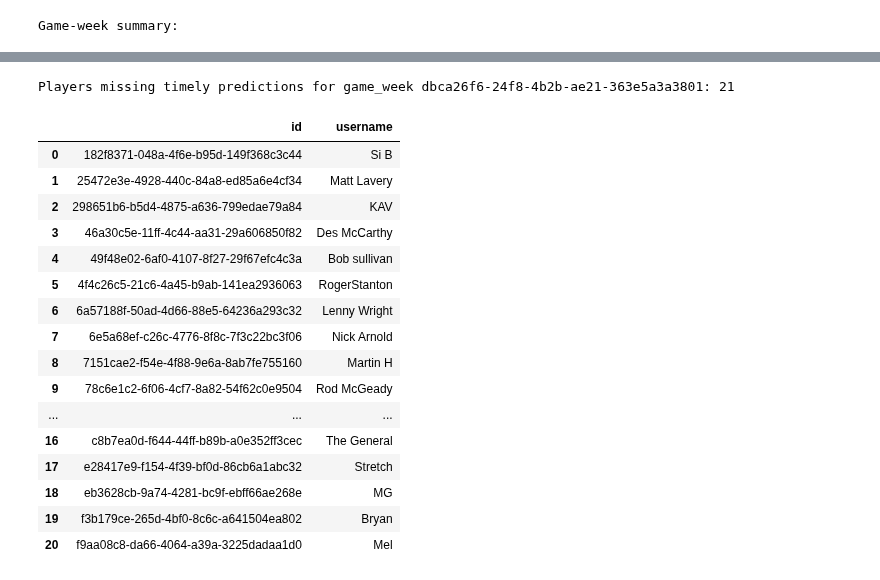
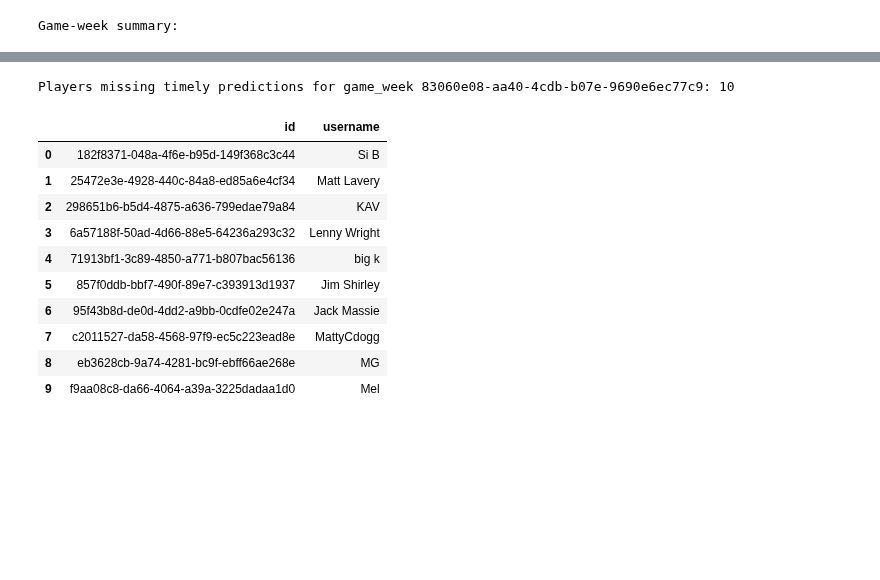
Before and after one commit to Gavin-Persad/predictions_data, a Jupyter notebook: Notebooks/not_yet_entered.ipynb, the cells around one changed output, grey strips where cells are left out. Cells and saved outputs as stored; diff of their text form; code cells hidden in the pictures; blank space fills up the shorter version.

```diff
--- a/Notebooks/not_yet_entered.ipynb
+++ b/Notebooks/not_yet_entered.ipynb
@@ -4,9 +4,9 @@ from pathlib import Path
 
 paths = {
     'profiles': Path('../CSV/19.01.2026/profiles.csv'),
-    'predictions': Path('../CSV/06.04.2026/predictions_rows.csv'),
-    'fixtures': Path('../CSV/06.04.2026/fixtures_rows.csv'),
-    'game_weeks': Path('../CSV/06.04.2026/game_weeks_rows.csv'),
+    'predictions': Path('../CSV/16.04.2026/predictions_rows.csv'),
+    'fixtures': Path('../CSV/16.04.2026/fixtures_rows.csv'),
+    'game_weeks': Path('../CSV/16.04.2026/game_weeks_rows.csv'),
     'season_players': Path('../CSV/25.03.2026/season_players_rows.csv'),
 }
 
@@ -109,7 +109,7 @@ merged_diag columns: ['id', 'user_id', 'fixture_id', 'home_prediction', 'away_pr
 # %%
 # Tidy game-week summary + missing-players table
 # Set a target game_week id (or leave placeholder to auto-select the first available id)
-targeted_game_week = 'dbca26f6-24f8-4b2b-ae21-363e5a3a3801'
+targeted_game_week = '83060e08-aa40-4cdb-b07e-9690e6ec77c9'
 if 'XXXX' in str(targeted_game_week) or str(targeted_game_week).strip() == '':
     if not game_weeks.empty and 'id' in game_weeks.columns:
         targeted_game_week = game_weeks['id'].astype(str).iat[0]
@@ -172,18 +172,12 @@ Game-week summary:
-Players missing timely predictions for game_week dbca26f6-24f8-4b2b-ae21-363e5a3a3801: 21
+Players missing timely predictions for game_week 83060e08-aa40-4cdb-b07e-9690e6ec77c9: 10
 |  | id | username |
 | 0 | 182f8371-048a-4f6e-b95d-149f368c3c44 | Si B |
 | 1 | 25472e3e-4928-440c-84a8-ed85a6e4cf34 | Matt Lavery |
 | 2 | 298651b6-b5d4-4875-a636-799edae79a84 | KAV |
-| 3 | 46a30c5e-11ff-4c44-aa31-29a606850f82 | Des McCarthy |
-| 4 | 49f48e02-6af0-4107-8f27-29f67efc4c3a | Bob sullivan |
-| 5 | 4f4c26c5-21c6-4a45-b9ab-141ea2936063 | RogerStanton |
-| 6 | 6a57188f-50ad-4d66-88e5-64236a293c32 | Lenny Wright |
-| 7 | 6e5a68ef-c26c-4776-8f8c-7f3c22bc3f06 | Nick Arnold |
-| 8 | 7151cae2-f54e-4f88-9e6a-8ab7fe755160 | Martin H |
-| 9 | 78c6e1c2-6f06-4cf7-8a82-54f62c0e9504 | Rod McGeady |
-| ... | ... | ... |
-| 16 | c8b7ea0d-f644-44ff-b89b-a0e352ff3cec | The General |
-| 17 | e28417e9-f154-4f39-bf0d-86cb6a1abc32 | Stretch |
-| 18 | eb3628cb-9a74-4281-bc9f-ebff66ae268e | MG |
-| 19 | f3b179ce-265d-4bf0-8c6c-a641504ea802 | Bryan |
-| 20 | f9aa08c8-da66-4064-a39a-3225dadaa1d0 | Mel |
+| 3 | 6a57188f-50ad-4d66-88e5-64236a293c32 | Lenny Wright |
+| 4 | 71913bf1-3c89-4850-a771-b807bac56136 | big k |
+| 5 | 857f0ddb-bbf7-490f-89e7-c393913d1937 | Jim Shirley |
+| 6 | 95f43b8d-de0d-4dd2-a9bb-0cdfe02e247a | Jack Massie |
+| 7 | c2011527-da58-4568-97f9-ec5c223ead8e | MattyCdogg |
+| 8 | eb3628cb-9a74-4281-bc9f-ebff66ae268e | MG |
+| 9 | f9aa08c8-da66-4064-a39a-3225dadaa1d0 | Mel |
```
Also changed, not shown: parts of 4 cells of this notebook, 8 other files.
